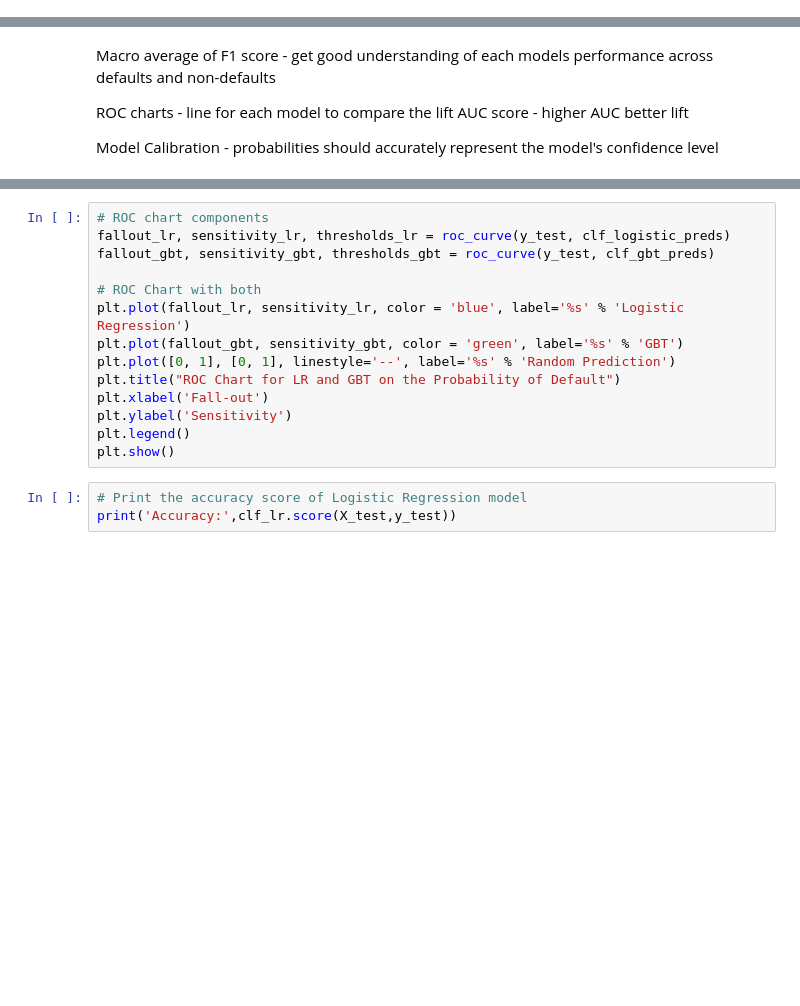
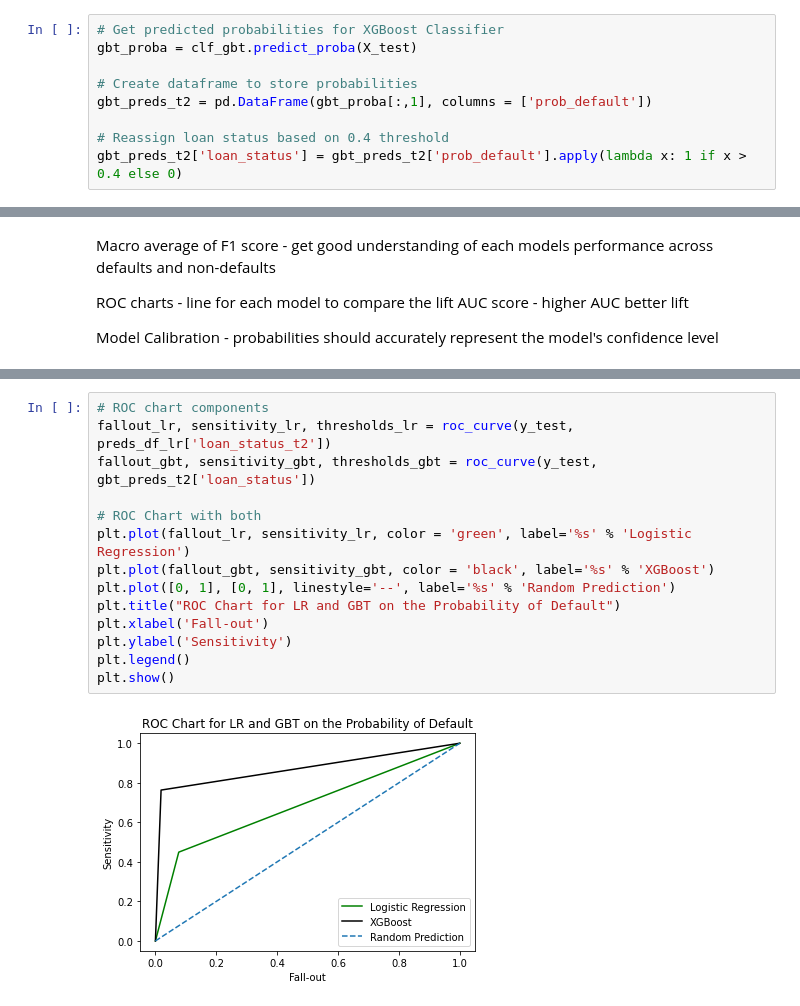
Before and after one commit to nishaalajmera/Credit-Risk-Modelling, a Jupyter notebook: models.ipynb, the cells around one changed output, grey strips where cells are left out. Cells and saved outputs as stored; diff of their text form; blank space fills up the shorter version.

Commit message:
Evaluate models

```diff
--- a/models.ipynb
+++ b/models.ipynb
@@ -127,0 +132,9 @@ gbt_preds = clf_gbt.predict(X_test)
+# %%
+# Get predicted probabilities for XGBoost Classifier
+gbt_proba = clf_gbt.predict_proba(X_test)
+
+# Create dataframe to store probabilities
+gbt_preds_t2 = pd.DataFrame(gbt_proba[:,1], columns = ['prob_default'])
+
+# Reassign loan status based on 0.4 threshold
+gbt_preds_t2['loan_status'] = gbt_preds_t2['prob_default'].apply(lambda x: 1 if x > 0.4 else 0)
@@ -298,17 +303,16 @@ print(precision_recall_fscore_support(y_test,preds_df_gbt['loan_status'], averag
 # %%
 # ROC chart components
-fallout_lr, sensitivity_lr, thresholds_lr = roc_curve(y_test, clf_logistic_preds)
-fallout_gbt, sensitivity_gbt, thresholds_gbt = roc_curve(y_test, clf_gbt_preds)
+fallout_lr, sensitivity_lr, thresholds_lr = roc_curve(y_test, preds_df_lr['loan_status_t2'])
+fallout_gbt, sensitivity_gbt, thresholds_gbt = roc_curve(y_test, gbt_preds_t2['loan_status'])
 
 # ROC Chart with both
-plt.plot(fallout_lr, sensitivity_lr, color = 'blue', label='%s' % 'Logistic Regression')
-plt.plot(fallout_gbt, sensitivity_gbt, color = 'green', label='%s' % 'GBT')
+plt.plot(fallout_lr, sensitivity_lr, color = 'green', label='%s' % 'Logistic Regression')
+plt.plot(fallout_gbt, sensitivity_gbt, color = 'black', label='%s' % 'XGBoost')
 plt.plot([0, 1], [0, 1], linestyle='--', label='%s' % 'Random Prediction')
 plt.title("ROC Chart for LR and GBT on the Probability of Default")
 plt.xlabel('Fall-out')
 plt.ylabel('Sensitivity')
 plt.legend()
 plt.show()
+# %% [output]
+[figure, added]
-# %%
-# Print the accuracy score of Logistic Regression model
-print('Accuracy:',clf_lr.score(X_test,y_test))
```
Also changed, not shown: parts of 23 cells of this notebook.
